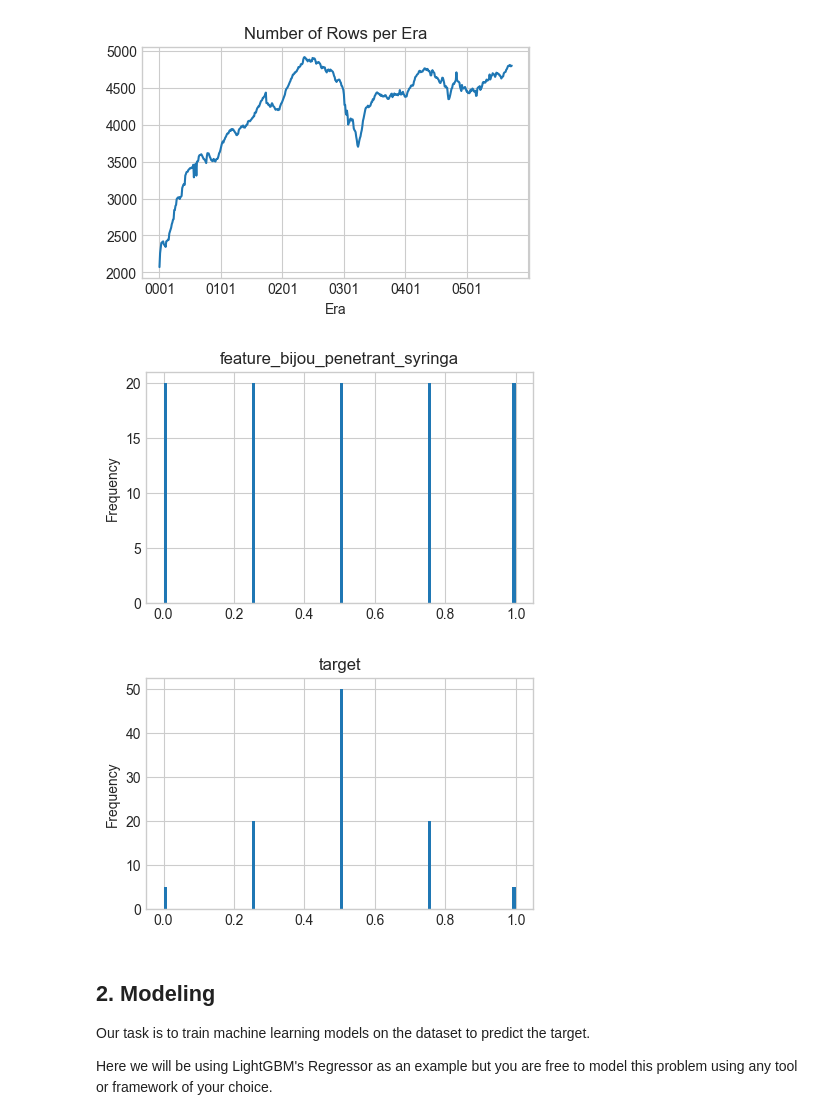
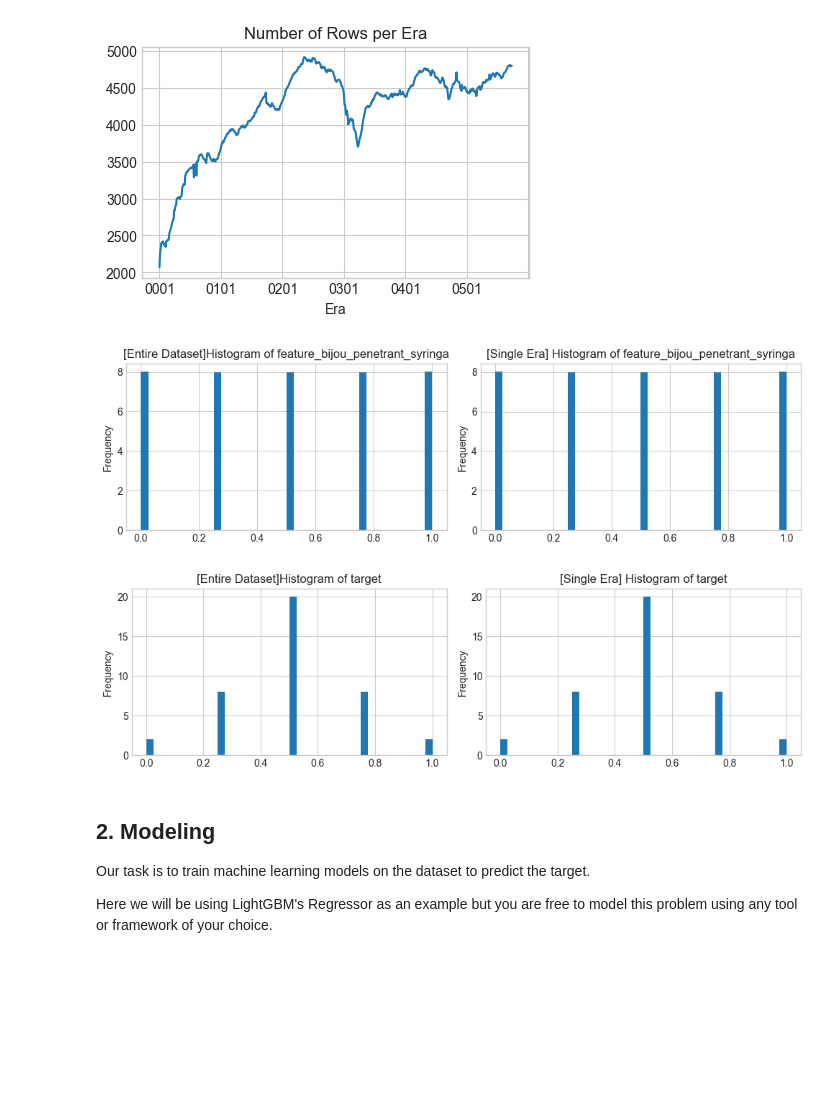
Before and after one commit to numerai/hello-numerai, a Jupyter notebook: hello_numerai.ipynb, the cells around one changed output. Saved outputs shown, nothing was run; the diff lists cells and outputs as text; code cells hidden in the pictures; blank space fills up the shorter version.

Commit message:
Added feature, target in-era hist in hello-numerai
We had feature and target histograms across the
dataset but it's also informative to tell uses
that the features and targets within an era.

```diff
--- a/hello_numerai.ipynb
+++ b/hello_numerai.ipynb
@@ -108,18 +108,31 @@ plt.style.use("seaborn-v0_8-whitegrid")
 training_data.groupby("era").size().plot(title="Number of Rows per Era", figsize=(5, 3), xlabel="Era");
 # %% [output]
 [figure]
+# %%
+def plot_hist(data, column):
+    """Plots histograms of a dataset column both over the entire dataset and a random era"""
+    _, (ax1, ax2) = plt.subplots(1,2, figsize=(10,3))
+    kwargs = dict(kind="hist", bins=40, density=True)
+    # Plot the column histogram for entire dataset
+    data[column].plot(title=f"[Entire Dataset]Histogram of {column}", ax=ax1, **kwargs)
+    # Plot the column histogram for single era (this could be any era)
+    data[data.era=="0001"][column].plot(title=f"[Single Era] Histogram of {column}", ax=ax2, **kwargs)
+    plt.tight_layout()
+
+# Feature values are all between 0 and 1 and binned into 5 equal bins
+#  Where the values (0, 0.25, 0.5, 0.75, 1.0) map to (0-20%, 20-40%, 40-60%, 60-80%, 80-100%) percentiles
+# This also true within a single era, that is the feature values are ranked and binned across stocks
+#  within an era. Consequently, feature values of stocks within an era are correlated
+plot_hist(data=training_data, column=feature_cols[0])
+# %% [output]
+[figure, added]
 # %%
-# Feature values are all between 0 and 1 and binned into 5 equal bins
-# Where the values (0, 0.25, 0.5, 0.75, 1.0) map to (0-20%, 20-40%, 40-60%, 60-80%, 80-100%) percentiles
-training_data[feature_cols[0]].plot(kind="hist", bins=100, density=True, figsize=(5, 3), title=feature_cols[0]);
+# The target value is also between 0 and 1 but binned into 5 unequal bins
+#   Where the values (0, 0.25, 0.5, 0.75, 1.0) map to (0-5%, 5-25%, 25-75%, 75-95%, 95-100%) percentiles
+# Similar to the features, this is also true within an era
+plot_hist(data=training_data, column="target")
 # %% [output]
-[figure, old version]
+[figure, new version]
-# %%
-# The target value is also between 0 and 1 but binned into 5 unequal bins
-# Where the values (0, 0.25, 0.5, 0.75, 1.0) map to (0-5%, 5-25%, 25-75%, 75-95%, 95-100%) percentiles
-training_data["target"].plot(kind="hist", bins=100, density=True, figsize=(5, 3), title="target");
-# %% [output]
-[figure, removed]
 # %% [markdown]
 ## 2. Modeling
 Our task is to train machine learning models on the dataset to predict the target.
```
Also changed, not shown: parts of 2 cells of this notebook.
